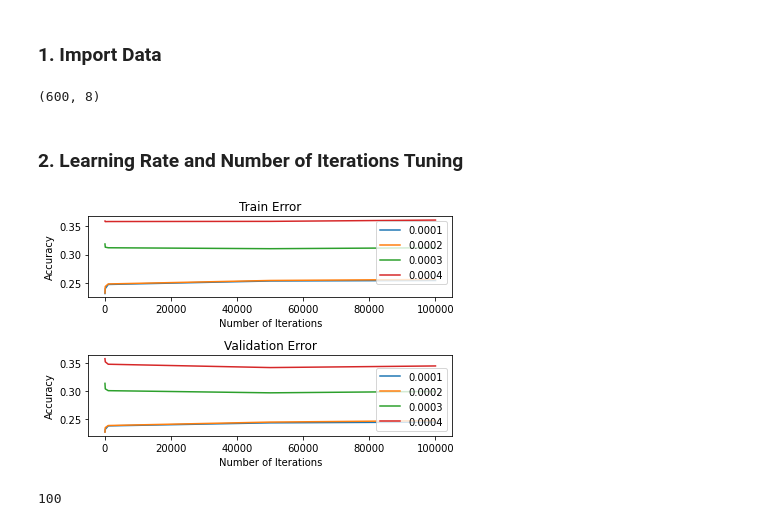
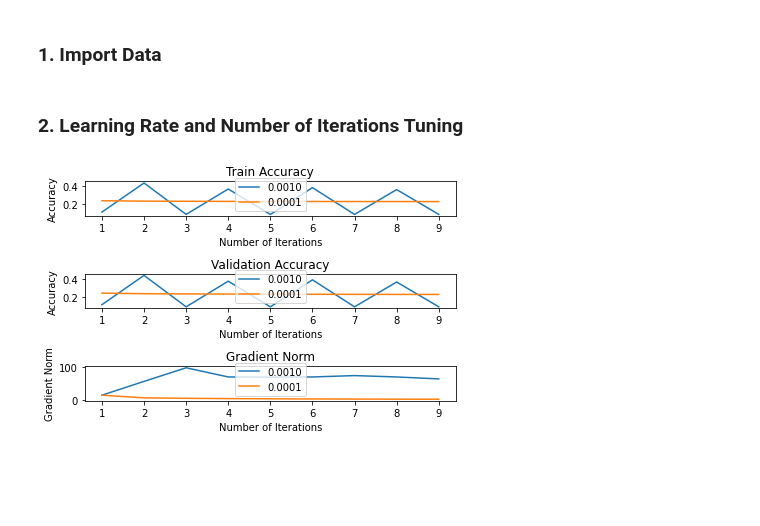
Before and after one commit to chrismartel/COMP551, a Jupyter notebook: projects/p2/diabetes.ipynb, the cells around one changed output. Saved outputs shown, nothing was run; the diff lists cells and outputs as text; code cells hidden in the pictures; blank space fills up the shorter version.

```diff
--- a/projects/p2/diabetes.ipynb
+++ b/projects/p2/diabetes.ipynb
@@ -86,46 +143,11 @@ train_df, test_df, val_df = pd.read_csv('data/diabetes/diabetes_train.csv'), pd.
 x_train, y_train = train_df.iloc[:,:-1].to_numpy(), train_df.iloc[:,-1].to_numpy()
 x_test, y_test = test_df.iloc[:,:-1].to_numpy(), test_df.iloc[:,-1].to_numpy()
 x_val, y_val = val_df.iloc[:,:-1].to_numpy(), val_df.iloc[:,-1].to_numpy()
-# %%
-x_train.shape
-# %% [output]
-(600, 8)
 # %% [markdown]
 ### 2. Learning Rate and Number of Iterations Tuning
-# %%
-
-figure, axis = plt.subplots(2, 1)
-
-axis[0].set_title("Train Error")
-axis[1].set_title("Validation Error")
-
-lr_range = np.arange(0.0001, 0.0005, 0.0001)
-max_iters_range = np.array([10,100,1000,50000,100000])
-
-for i, lr in enumerate(lr_range):
-  acc_train_arr = np.zeros((max_iters_range.size))
-  acc_val_arr = np.zeros((max_iters_range.size))
-  for j, max_iters in enumerate(max_iters_range):
-    log_reg = LogisticRegression(add_bias=True, learning_rate=lr, epsilon=1e-4, max_iters=max_iters, verbose=False)
-    log_reg.fit(x_train, y_train)
-
-    # compute error
-    acc_train_arr[j] = 1 - cost_fn(log_reg.predict(x_train), y_train)
-    acc_val_arr[j] = 1 - cost_fn(log_reg.predict(x_val), y_val)
-
-  # add plot lines
-  axis[0].plot(max_iters_range, acc_train_arr, label="%0.4f" % lr)
-  axis[1].plot(max_iters_range, acc_val_arr, label="%0.4f" % lr)
-
-for subplot in axis:
-  subplot.set_xlabel("Number of Iterations")
-  subplot.set_ylabel("Accuracy")
-  subplot.legend()
-figure.tight_layout()
-plt.show()
-# %% [output]
-[figure, removed]
-# %%
-max_iters_range.size
-# %% [output]
-100
+# %%
+lr_range = np.array([0.001, 0.0001])
+max_iters_range = np.arange(1,10,1)
+gd_hypertuning_plots(lr_range, max_iters_range, x_train, y_train, x_val, y_val, reg_type='logistic')
+# %% [output]
+[figure, added]
```
Also changed, not shown: parts of 8 cells of this notebook.
